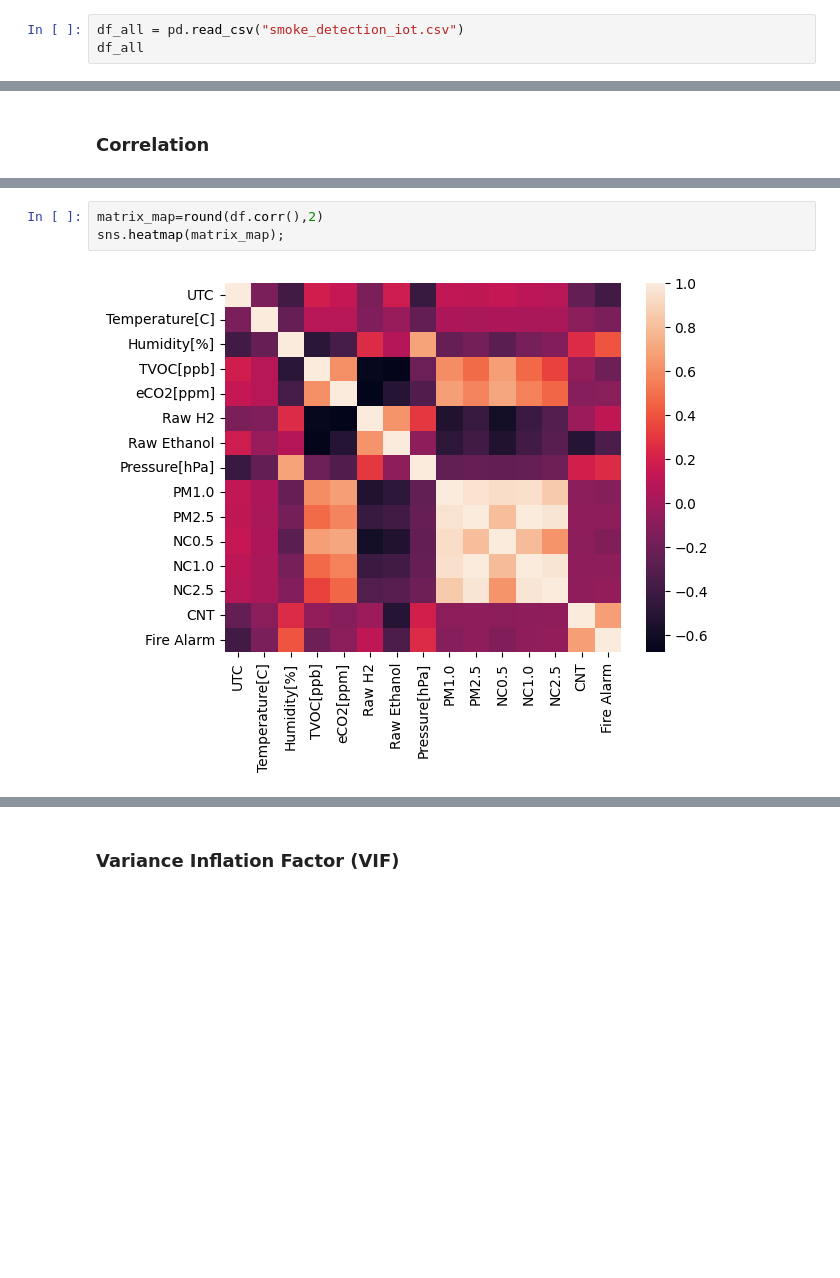
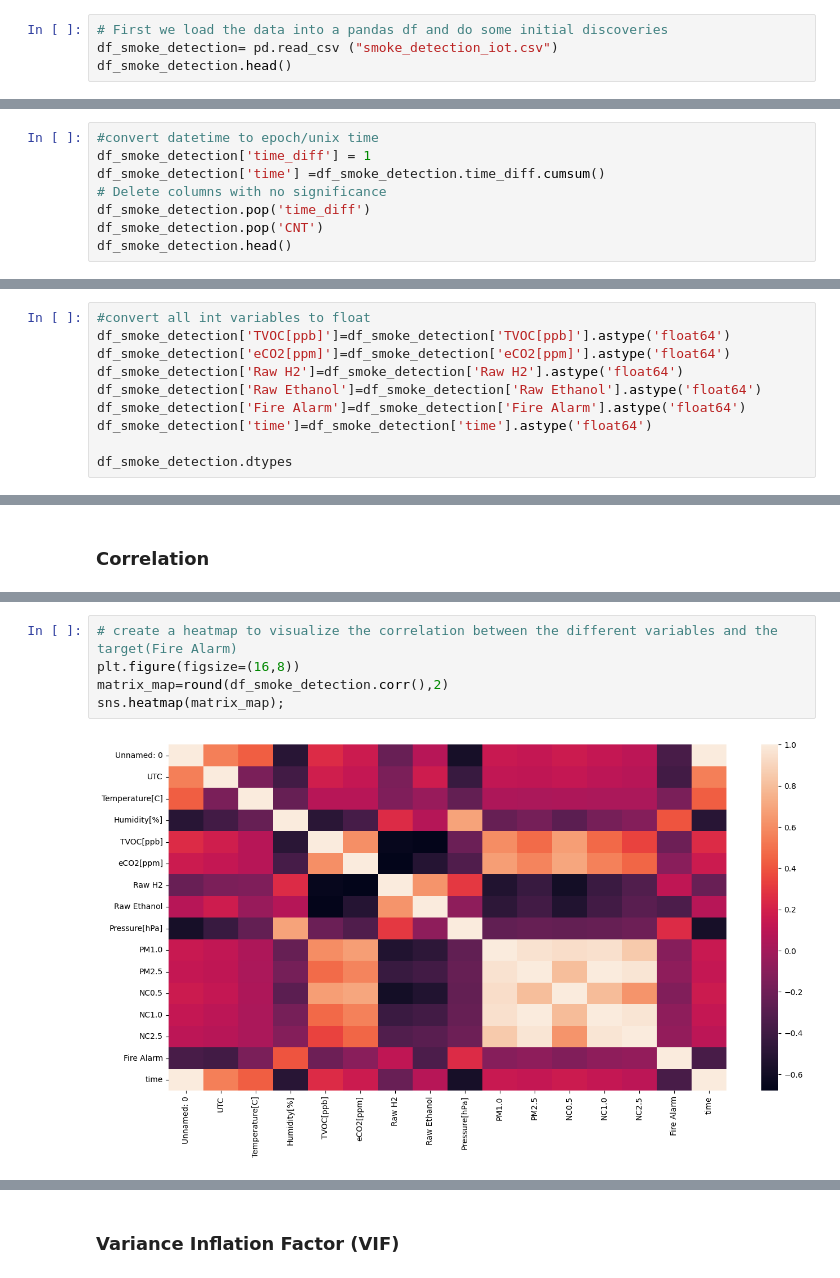
Before and after one commit to katie-q-ch/smoke-detector-project, a Jupyter notebook: SmokeDectector.ipynb, the cells around one changed output, grey strips where cells are left out. Cells and saved outputs as stored; diff of their text form; blank space fills up the shorter version.

```diff
--- a/SmokeDectector.ipynb
+++ b/SmokeDectector.ipynb
@@ -57,6 +84,7 @@ The dataset features in detail:
 # %%
-df_all = pd.read_csv("smoke_detection_iot.csv")
-df_all
+# First we load the data into a pandas df and do some initial discoveries
+df_smoke_detection= pd.read_csv ("smoke_detection_iot.csv")
+df_smoke_detection.head()
 # %% [output]
 |  | Unnamed: 0 | UTC | Temperature[C] | Humidity[%] | TVOC[ppb] | eCO2[ppm] | Raw H2 | Raw Ethanol | ... |
 | 0 | 0 | 1654733331 | 20.000 | 57.36 | 0 | 400 | 12306 | 18520 | ... |
@@ -76,0 +99,8 @@ df = df_all.drop(['Unnamed: 0'], axis=1)
+# %%
+#convert datetime to epoch/unix time
+df_smoke_detection['time_diff'] = 1
+df_smoke_detection['time'] =df_smoke_detection.time_diff.cumsum()
+# Delete columns with no significance
+df_smoke_detection.pop('time_diff')
+df_smoke_detection.pop('CNT')
+df_smoke_detection.head()
@@ -117,0 +134,10 @@ df.describe().transpose()
+# %%
+#convert all int variables to float
+df_smoke_detection['TVOC[ppb]']=df_smoke_detection['TVOC[ppb]'].astype('float64')
+df_smoke_detection['eCO2[ppm]']=df_smoke_detection['eCO2[ppm]'].astype('float64')
+df_smoke_detection['Raw H2']=df_smoke_detection['Raw H2'].astype('float64')
+df_smoke_detection['Raw Ethanol']=df_smoke_detection['Raw Ethanol'].astype('float64')
+df_smoke_detection['Fire Alarm']=df_smoke_detection['Fire Alarm'].astype('float64')
+df_smoke_detection['time']=df_smoke_detection['time'].astype('float64')
+
+df_smoke_detection.dtypes
@@ -175,6 +246,8 @@ df.corr()
 # %%
-matrix_map=round(df.corr(),2)
+# create a heatmap to visualize the correlation between the different variables and the target(Fire Alarm)
+plt.figure(figsize=(16,8))
+matrix_map=round(df_smoke_detection.corr(),2)
 sns.heatmap(matrix_map);
 # %% [output]
-[figure, old version]
+[figure, new version]
 # %% [markdown]
```
Also changed, not shown: parts of 92 cells of this notebook, 7 other files.
